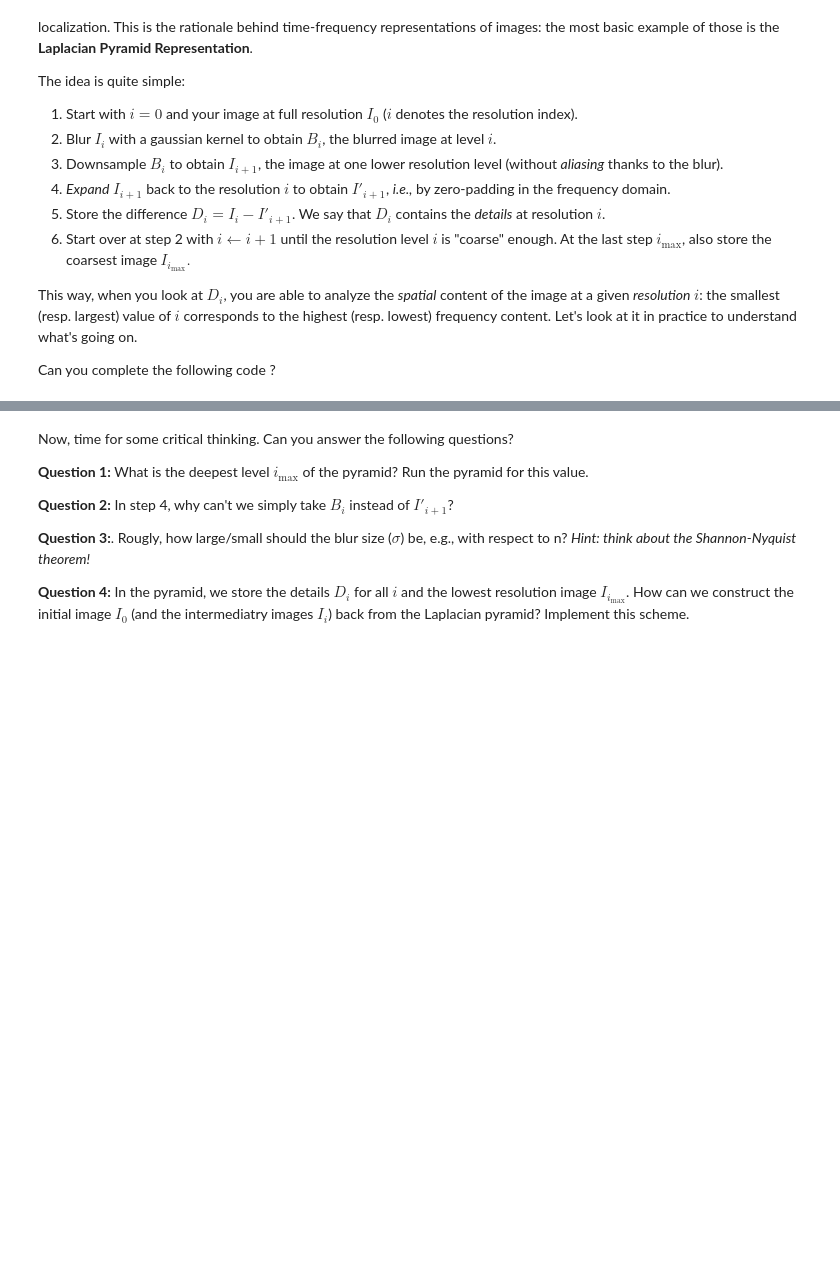
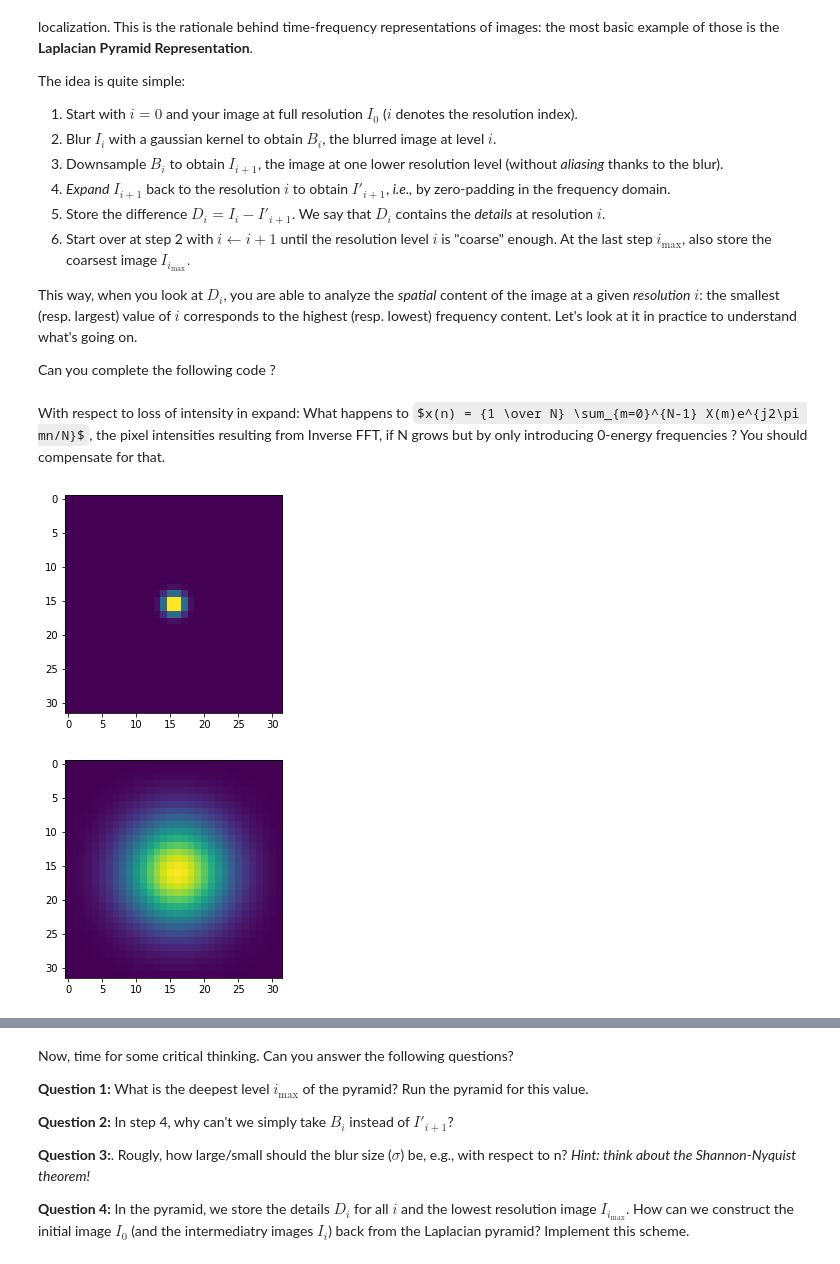
Before and after one commit to RomainGrx/LELEC2885-Practical-Sessions, a Jupyter notebook: TP1_student.ipynb, the cells around one changed output, grey strips where cells are left out. Cells and saved outputs as stored; diff of their text form; code cells hidden in the pictures; some formulas as TeX source; blank space fills up the shorter version.

```diff
--- a/TP1_student.ipynb
+++ b/TP1_student.ipynb
@@ -184,5 +199,25 @@ def expand(I_iplus1):
 
     return Iprime_iplus1
+# %% [markdown]
+With respect to loss of intensity in expand: What happens to $x(n) = {1 \over N} \sum_{m=0}^{N-1} X(m)e^{j2\pi mn/N}$, the pixel intensities resulting from Inverse FFT, if N grows but by only introducing 0-energy frequencies ? You should compensate for that.
+# %%
+# With respect to the blurring kernel:
+n = 32
+h = gaussian_kernel(1,n)
+plt.imshow(h)
+plt.show()
+
+plt.imshow(np.abs(np.fft.fftshift(np.fft.fft2(h))))
+plt.show()
+
+# Don't hesitate to make n vary.
+
+# Whatever the size of the image, this kernel roughly preserves the lower half of frequencies while killing the
+# higher ones. This property ensures that this blurred signal can then be downsampled without any loss of
+# information.
+# %% [output]
+[figure, added]
+[figure, added]
 # %%
 from TP1_utils import plot_pyramid
 # Build a Laplacian pyramid
```
Also changed, not shown: parts of 6 cells of this notebook, 4 other files.
